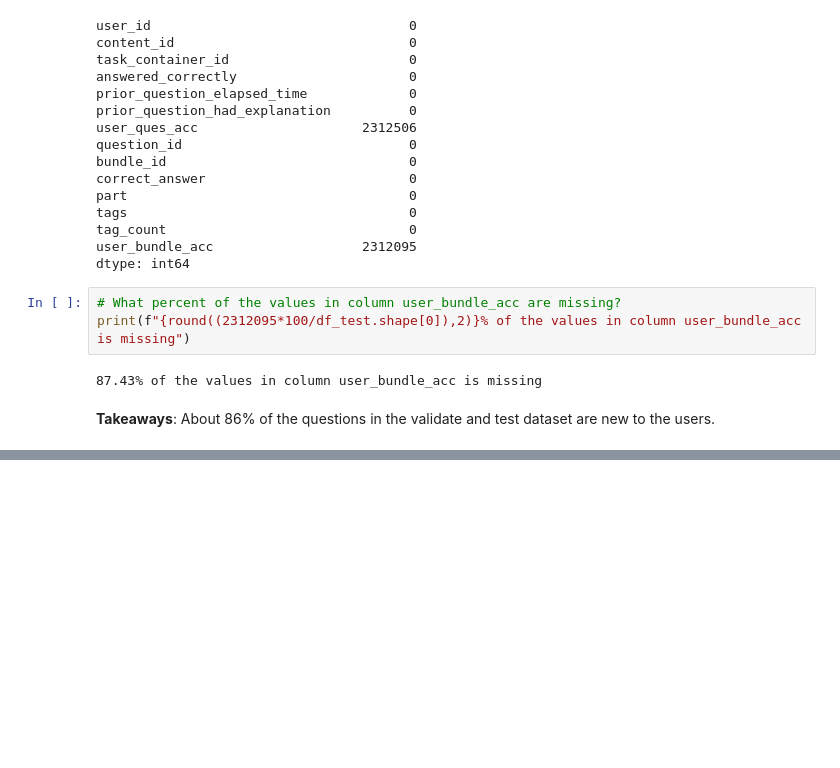
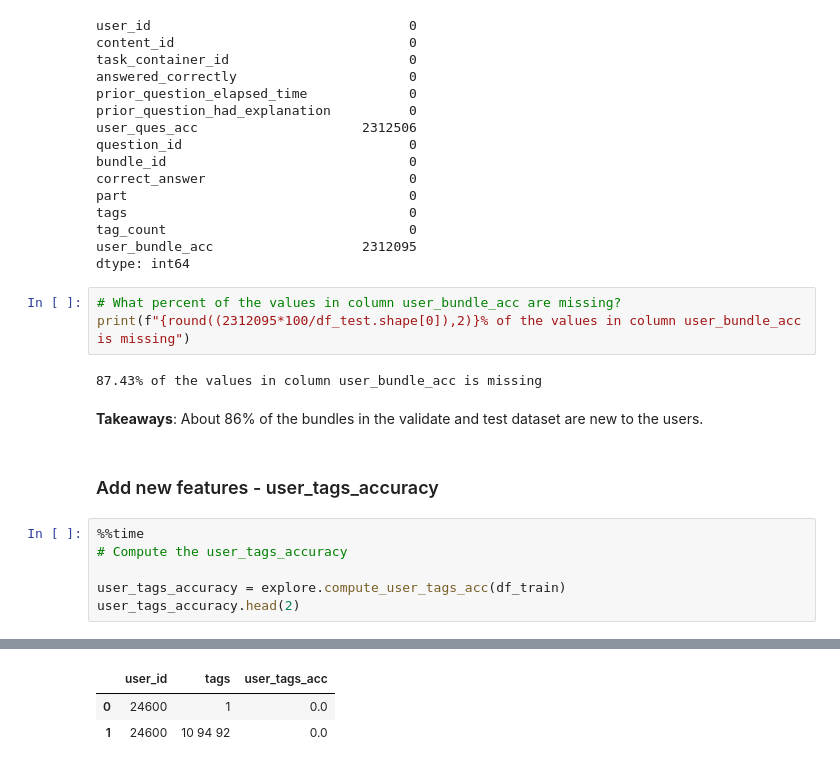
Before and after one commit to Yongliang-Shi/riiid_answer_correctness_prediction, a Jupyter notebook: model.ipynb, the cells around one changed output, grey strips where cells are left out. Cells and saved outputs as stored; diff of their text form; blank space fills up the shorter version.

```diff
--- a/model.ipynb
+++ b/model.ipynb
@@ -471,4 +481,13 @@ print(f"{round((2312095*100/df_test.shape[0]),2)}% of the values in column user_
 # %% [output]
 87.43% of the values in column user_bundle_acc is missing
 # %% [markdown]
-**Takeaways**: About 86% of the questions in the validate and test dataset are new to the users.
+**Takeaways**: About 86% of the bundles in the validate and test dataset are new to the users.
+# %% [markdown]
+### Add new features - user_tags_accuracy
+# %%
+%%time
+# Compute the user_tags_accuracy
+
+user_tags_accuracy = explore.compute_user_tags_acc(df_train)
+user_tags_accuracy.head(2)
+# %% [output]
@@ -474,0 +496,3 @@ print(f"{round((2312095*100/df_test.shape[0]),2)}% of the values in column user_
+|  | user_id | tags | user_tags_acc |
+| 0 | 24600 | 1 | 0.0 |
+| 1 | 24600 | 10 94 92 | 0.0 |
```
Also changed, not shown: parts of 11 cells of this notebook.
